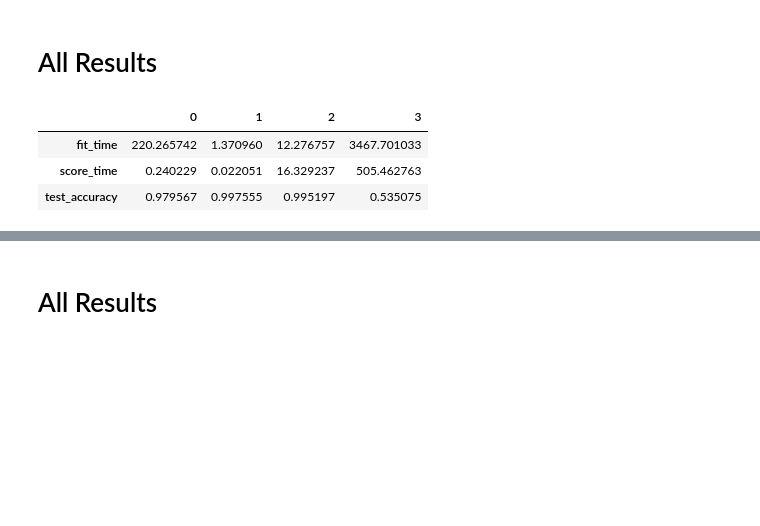
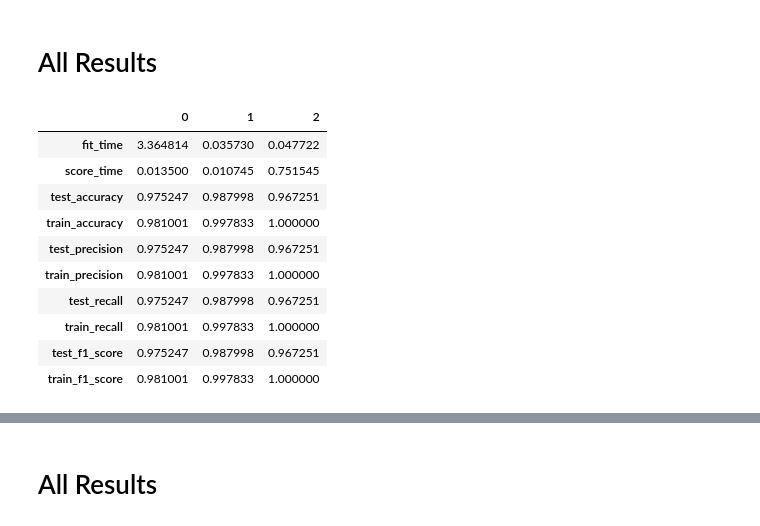
Before and after one commit to elwazeer/IDS-Ensemble-ML, a Jupyter notebook: NSL/models/NSL_Models_PCA.ipynb, the cells around one changed output, grey strips where cells are left out. Drawn from its saved outputs; the diff is of its cells as text; code cells hidden in the pictures; blank space fills up the shorter version.

```diff
--- a/NSL/models/NSL_Models_PCA.ipynb
+++ b/NSL/models/NSL_Models_PCA.ipynb
@@ -211,6 +287,6 @@ from sklearn.neural_network import MLPClassifier
 # %%
 mlpModel = MLPClassifier()
 # %%
-mlpScore=cross_validate(mlpModel, X, y, cv=4, scoring=scoring_metrics, verbose=3, n_jobs=-1)
+mlpScore=cross_validate(mlpModel, df_pca, y, cv=4, scoring=scoring_metrics, verbose=3, n_jobs=-1)
 # %% [output]
 [Parallel(n_jobs=-1)]: Using backend LokyBackend with 8 concurrent workers.
@@ -348,7 +434,7 @@ dtScore.to_csv('NSL_dtScore_scores.csv')
 # %%
 dt_parameters={'min_samples_split' : range(10,500,20),'max_depth': range(1,20,2)}
 # %%
-dt2 = DecisionTreeClassifier()
+dt2 = tree.DecisionTreeClassifier()
 # %%
 dlGrid = GridSearchCV(dt2, dt_parameters, scoring=scoring_metrics, refit='accuracy', verbose=3, n_jobs=-1, cv=4)
 # %%
@@ -412,7 +492,7 @@ param_dict = dict(n_neighbors=k_range)
 # %%
 grid = GridSearchCV(knn, param_dict, cv=4, scoring=scoring_metrics, refit='accuracy', verbose=3, n_jobs=-1)
 # %%
-grid.fit(X, y)
+grid.fit(df_pca, y)
 # %% [output]
 Fitting 4 folds for each of 20 candidates, totalling 80 fits
 [Parallel(n_jobs=-1)]: Using backend LokyBackend with 8 concurrent workers.
@@ -444,2 +524,2 @@ knnFinalScore = cross_validate(knn2, X, y, cv=4, scoring=scoring_metrics, verbos
 # %%
-pd.DataFrame(knnFinalScore)
+knnFinalScore = pd.DataFrame(knnFinalScore)
@@ -476,15 +543,22 @@ knnFinalScore.to_csv('NSL_KNN_Scores')
 # All Results
 # %%
 allResults=pd.concat([
-    pd.DataFrame(mlpScore).mean(),
-    pd.DataFrame(dtFinalScore).mean(),
-    pd.DataFrame(knnFinalScore).mean(),
-    pd.DataFrame(ss).mean()
+    mlpScore.mean(),
+    dtFinalScore.mean(),
+    knnFinalScore.mean(),
+    randomForestScore.mean()
 ], axis=1)
 allResults
 # %% [output]
-|  | 0 | 1 | 2 | 3 |
-| fit_time | 220.265742 | 1.370960 | 12.276757 | 3467.701033 |
-| score_time | 0.240229 | 0.022051 | 16.329237 | 505.462763 |
-| test_accuracy | 0.979567 | 0.997555 | 0.995197 | 0.535075 |
+|  | 0 | 1 | 2 |
+| fit_time | 3.364814 | 0.035730 | 0.047722 |
+| score_time | 0.013500 | 0.010745 | 0.751545 |
+| test_accuracy | 0.975247 | 0.987998 | 0.967251 |
+| train_accuracy | 0.981001 | 0.997833 | 1.000000 |
+| test_precision | 0.975247 | 0.987998 | 0.967251 |
+| train_precision | 0.981001 | 0.997833 | 1.000000 |
+| test_recall | 0.975247 | 0.987998 | 0.967251 |
+| train_recall | 0.981001 | 0.997833 | 1.000000 |
+| test_f1_score | 0.975247 | 0.987998 | 0.967251 |
+| train_f1_score | 0.981001 | 0.997833 | 1.000000 |
 # %%
```
Also changed, not shown: parts of 44 cells of this notebook, 13 other files.
